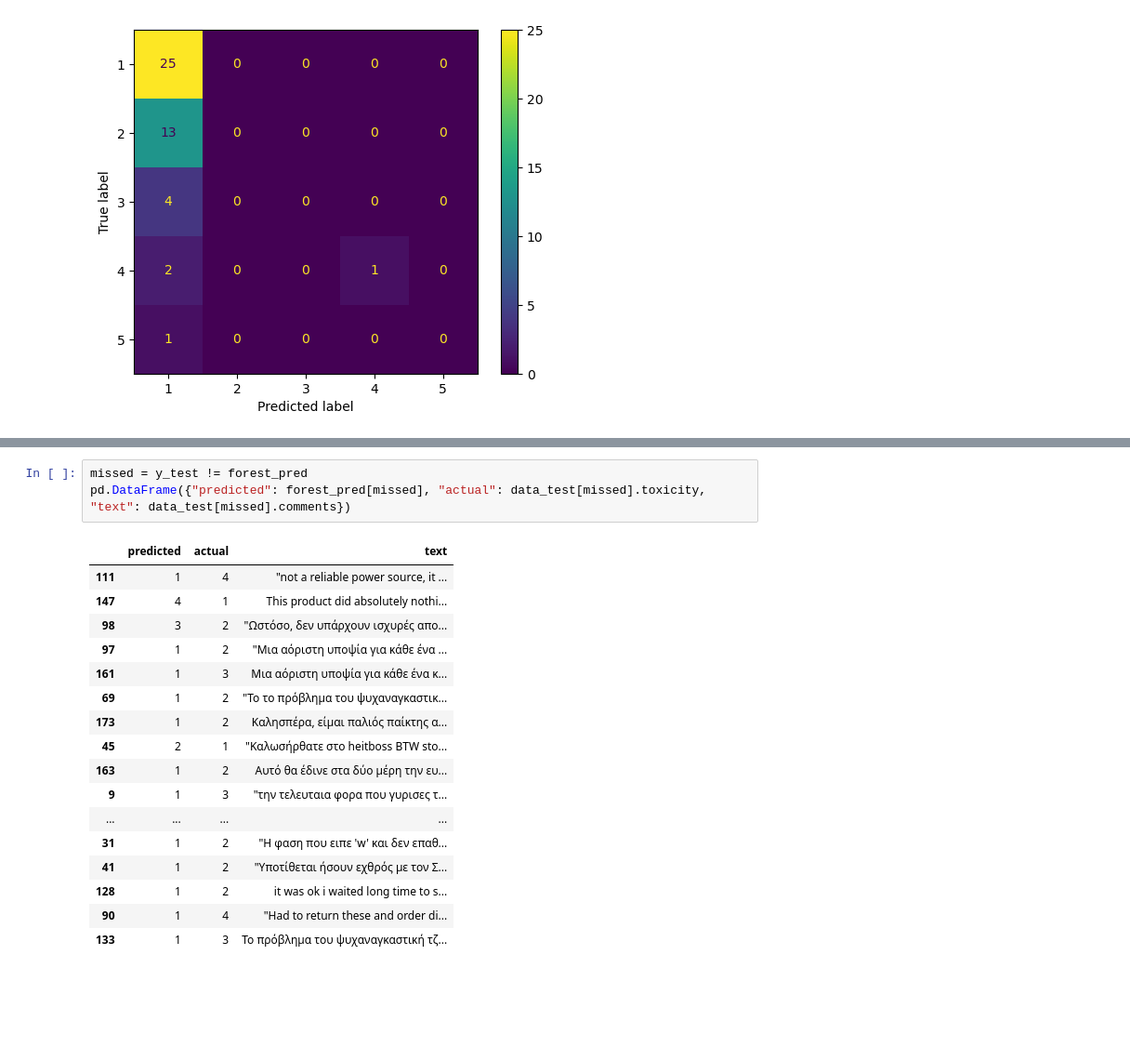
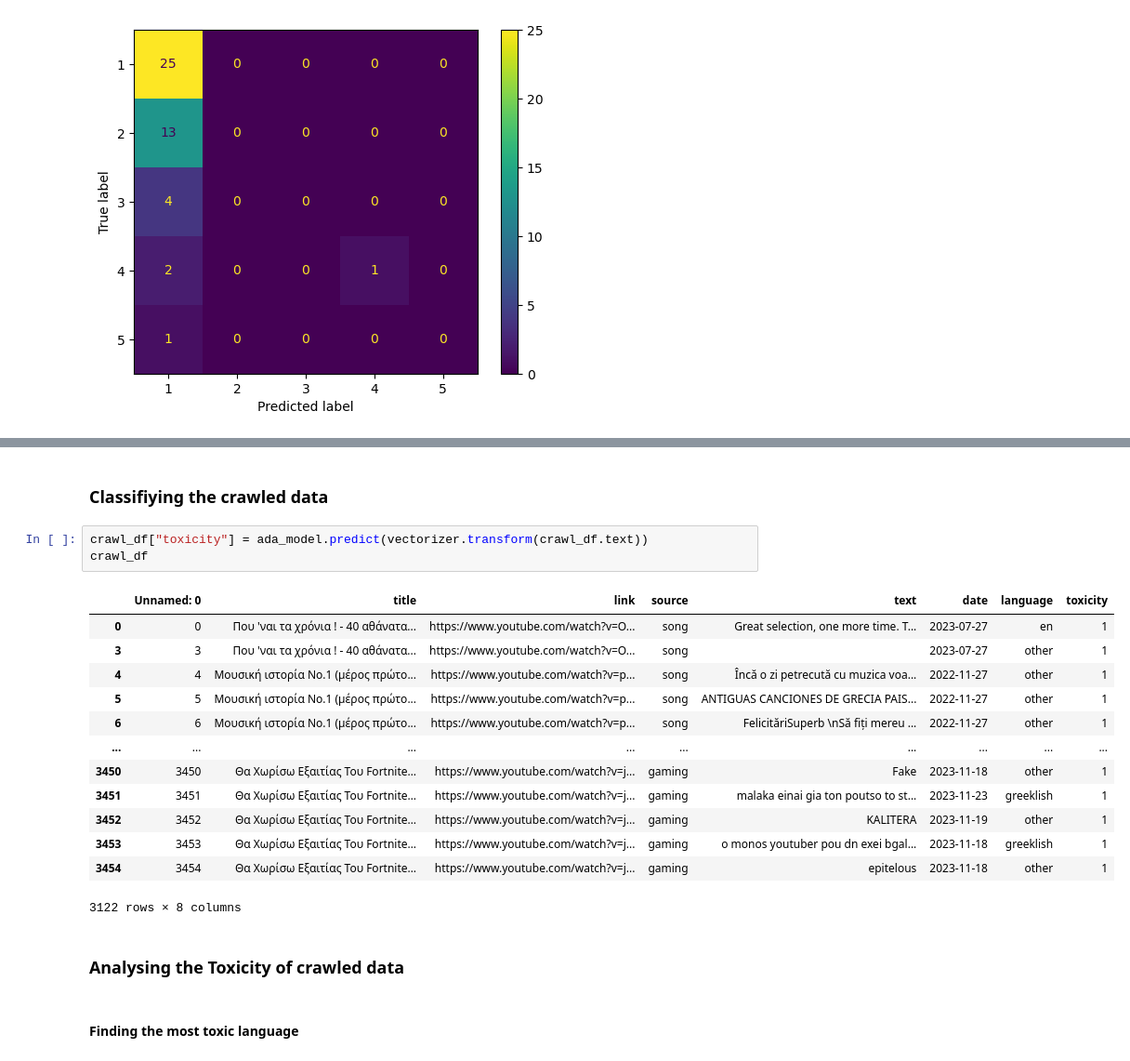
Before and after one commit to dimits-ts/practical_data_science, a Jupyter notebook: translation/lang_identification.ipynb, the cells around one changed output, grey strips where cells are left out. Shown at 93% size. Drawn from its saved outputs; the diff is of its cells as text; blank space fills up the shorter version.

Commit message:
Add toxicity analysis

```diff
--- a/translation/lang_identification.ipynb
+++ b/translation/lang_identification.ipynb
@@ -1331,21 +1304,23 @@ pd.DataFrame({"predicted": ada_pred[missed], "actual": data_test[missed].toxicit
-# %%
-missed = y_test != forest_pred
-pd.DataFrame({"predicted": forest_pred[missed], "actual": data_test[missed].toxicity, "text": data_test[missed].comments})
-# %% [output]
-|  | predicted | actual | text |
-| 111 | 1 | 4 | "not a reliable power source, it ... |
-| 147 | 4 | 1 | This product did absolutely nothi... |
-| 98 | 3 | 2 | "Ωστόσο, δεν υπάρχουν ισχυρές απο... |
-| 97 | 1 | 2 | "Μια αόριστη υποψία για κάθε ένα ... |
-| 161 | 1 | 3 | Μια αόριστη υποψία για κάθε ένα κ... |
-| 69 | 1 | 2 | "Το το πρόβλημα του ψυχαναγκαστικ... |
-| 173 | 1 | 2 | Καλησπέρα, είμαι παλιός παίκτης α... |
-| 45 | 2 | 1 | "Καλωσήρθατε στο heitboss BTW sto... |
-| 163 | 1 | 2 | Αυτό θα έδινε στα δύο μέρη την ευ... |
-| 9 | 1 | 3 | "την τελευταια φορα που γυρισες τ... |
-| ... | ... | ... | ... |
-| 31 | 1 | 2 | "Η φαση που ειπε 'w' και δεν επαθ... |
-| 41 | 1 | 2 | "Υποτίθεται ήσουν εχθρός με τον Σ... |
-| 128 | 1 | 2 | it was ok i waited long time to s... |
-| 90 | 1 | 4 | "Had to return these and order di... |
-| 133 | 1 | 3 | Το πρόβλημα του ψυχαναγκαστική τζ... |
+# %% [markdown]
+### Classifiying the crawled data
+# %%
+crawl_df["toxicity"] = ada_model.predict(vectorizer.transform(crawl_df.text))
+crawl_df
+# %% [output]
+|  | Unnamed: 0 | title | link | source | text | date | language | toxicity |
+| 0 | 0 | Που 'ναι τα χρόνια ! - 40 αθάνατα... | https://www.youtube.com/watch?v=O... | song | Great selection, one more time. T... | 2023-07-27 | en | 1 |
+| 3 | 3 | Που 'ναι τα χρόνια ! - 40 αθάνατα... | https://www.youtube.com/watch?v=O... | song | ️ | 2023-07-27 | other | 1 |
+| 4 | 4 | Μουσική ιστορία Νο.1 (μέρος πρώτο... | https://www.youtube.com/watch?v=p... | song | Încă o zi petrecută cu muzica voa... | 2022-11-27 | other | 1 |
+| 5 | 5 | Μουσική ιστορία Νο.1 (μέρος πρώτο... | https://www.youtube.com/watch?v=p... | song | ANTIGUAS CANCIONES DE GRECIA PAIS... | 2022-11-27 | other | 1 |
+| 6 | 6 | Μουσική ιστορία Νο.1 (μέρος πρώτο... | https://www.youtube.com/watch?v=p... | song | FelicităriSuperb \nSă fiți mereu ... | 2022-11-27 | other | 1 |
+| ... | ... | ... | ... | ... | ... | ... | ... | ... |
+| 3450 | 3450 | Θα Χωρίσω Εξαιτίας Του Fortnite… | https://www.youtube.com/watch?v=j... | gaming | Fake | 2023-11-18 | other | 1 |
+| 3451 | 3451 | Θα Χωρίσω Εξαιτίας Του Fortnite… | https://www.youtube.com/watch?v=j... | gaming | malaka einai gia ton poutso to st... | 2023-11-23 | greeklish | 1 |
+| 3452 | 3452 | Θα Χωρίσω Εξαιτίας Του Fortnite… | https://www.youtube.com/watch?v=j... | gaming | KALITERA | 2023-11-19 | other | 1 |
+| 3453 | 3453 | Θα Χωρίσω Εξαιτίας Του Fortnite… | https://www.youtube.com/watch?v=j... | gaming | o monos youtuber pou dn exei bgal... | 2023-11-18 | greeklish | 1 |
+| 3454 | 3454 | Θα Χωρίσω Εξαιτίας Του Fortnite… | https://www.youtube.com/watch?v=j... | gaming | epitelous | 2023-11-18 | other | 1 |
+3122 rows × 8 columns
+# %% [markdown]
+### Analysing the Toxicity of crawled data
+# %% [markdown]
+#### Finding the most toxic language
```
Also changed, not shown: parts of 52 cells of this notebook, 6 other files.
